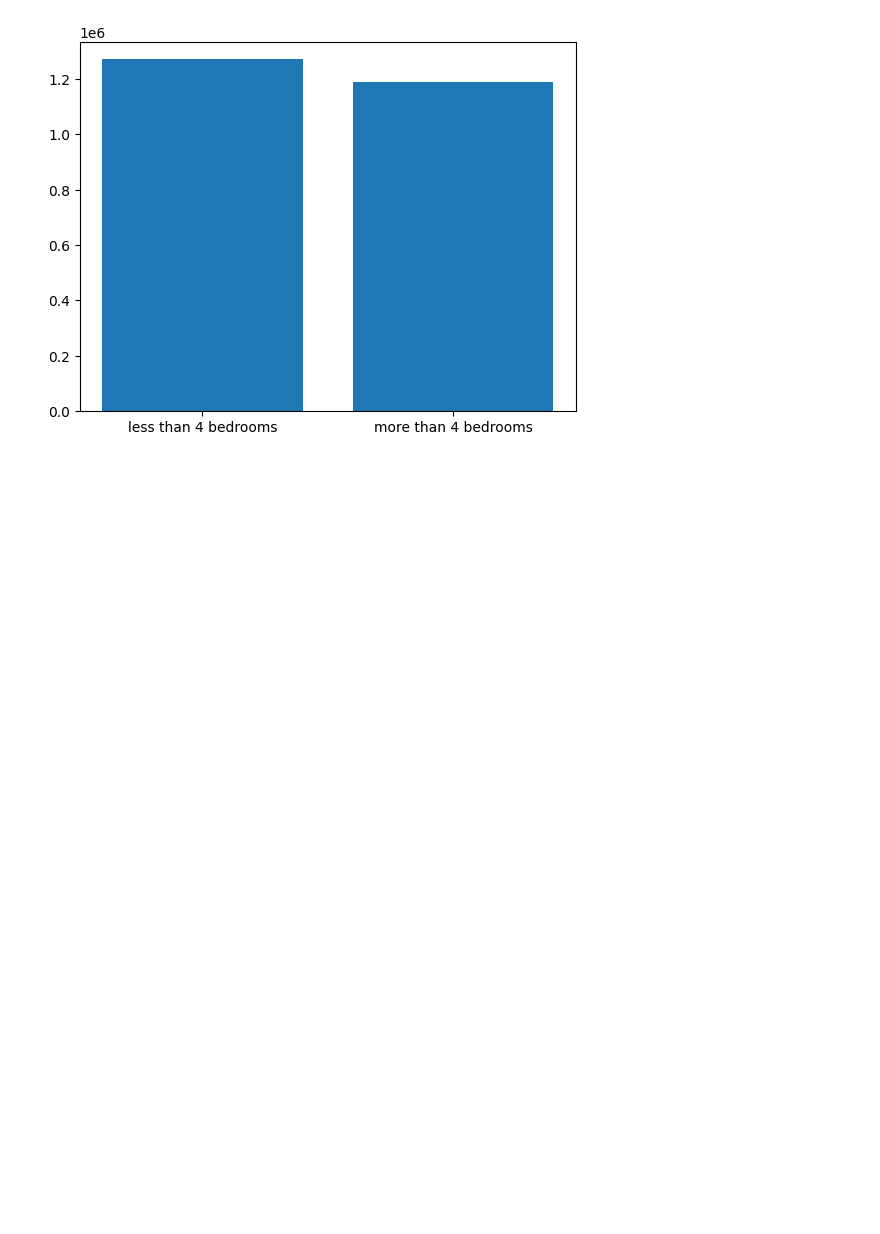
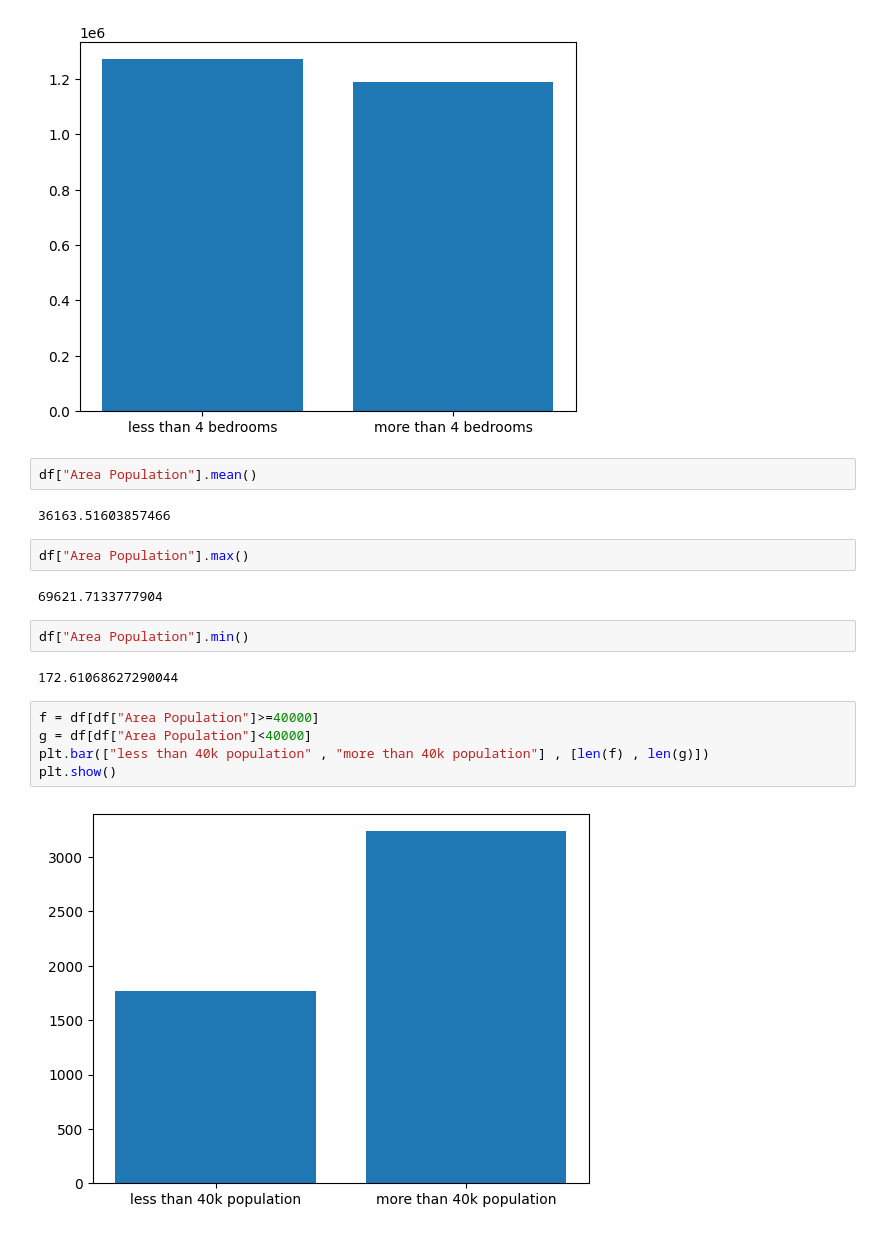
Before and after one commit to emremallah/level3-thursday, a Jupyter notebook: data processing.ipynb, the cells around one changed output. Drawn from its saved outputs; the diff is of its cells as text; blank space fills up the shorter version.

Commit message:
more/less than 40k population

```diff
--- a/data processing.ipynb
+++ b/data processing.ipynb
@@ -108,3 +108,22 @@ plt.bar(d , [x["Price"].mean() , y["Price"].mean()])
 plt.show()
 # %% [output]
 [figure]
+# %%
+df["Area Population"].mean()
+# %% [output]
+36163.51603857466
+# %%
+df["Area Population"].max()
+# %% [output]
+69621.7133777904
+# %%
+df["Area Population"].min()
+# %% [output]
+172.61068627290044
+# %%
+f = df[df["Area Population"]>=40000]
+g = df[df["Area Population"]<40000]
+plt.bar(["less than 40k population" , "more than 40k population"] , [len(f) , len(g)])
+plt.show()
+# %% [output]
+[figure, added]
```
